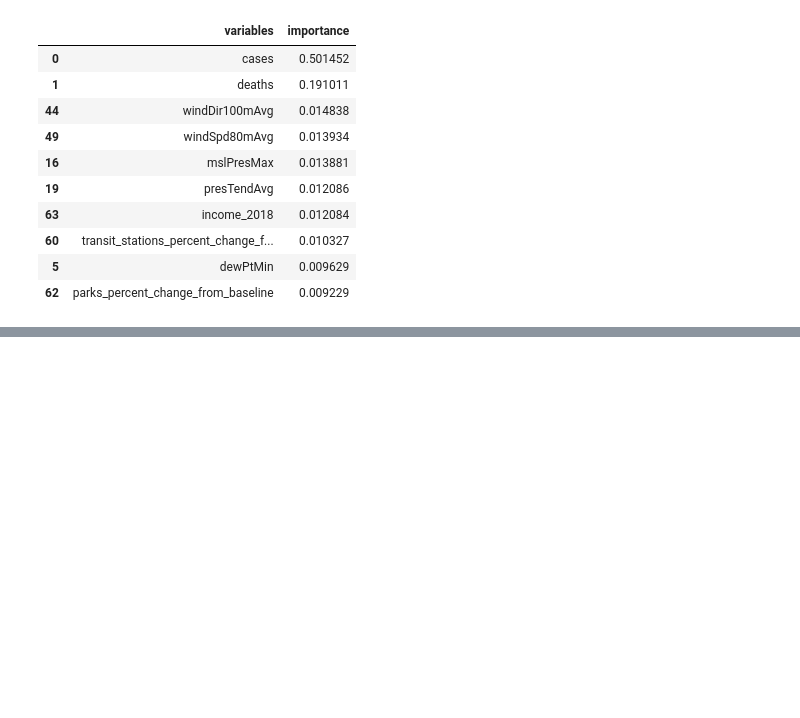
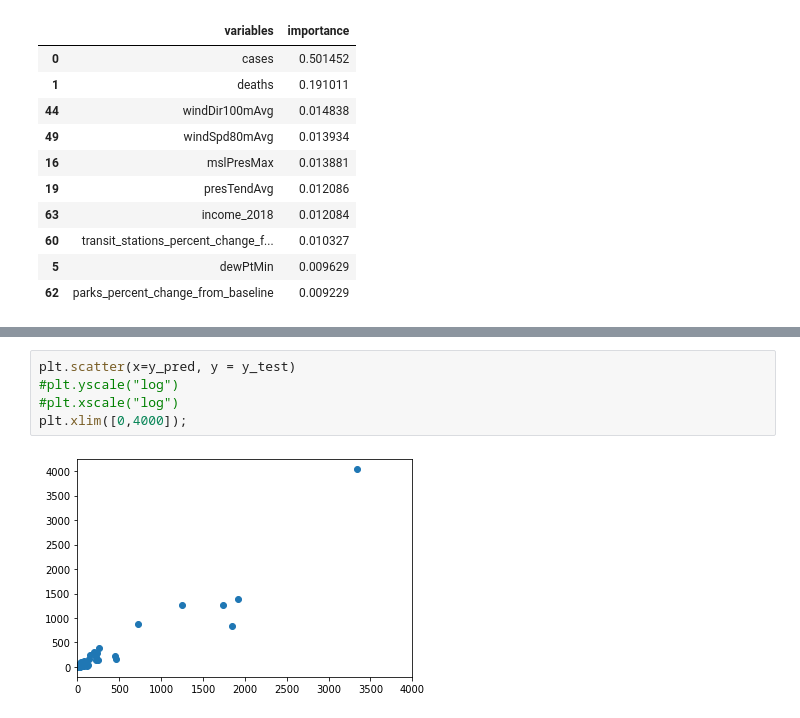
Before and after one commit to TianyuanCai/covid19, a Jupyter notebook: model/trees.ipynb, the cells around one changed output, grey strips where cells are left out. Drawn from its saved outputs; the diff is of its cells as text; blank space fills up the shorter version.

```diff
--- a/model/trees.ipynb
+++ b/model/trees.ipynb
@@ -205,0 +409,7 @@ array([ 23.99168236,  22.69439417,  54.60163697,  27.07693476,
+# %%
+plt.scatter(x=y_pred, y = y_test)
+#plt.yscale("log")
+#plt.xscale("log")
+plt.xlim([0,4000]);
+# %% [output]
+[figure, added]
```
Also changed, not shown: parts of 51 cells of this notebook.
